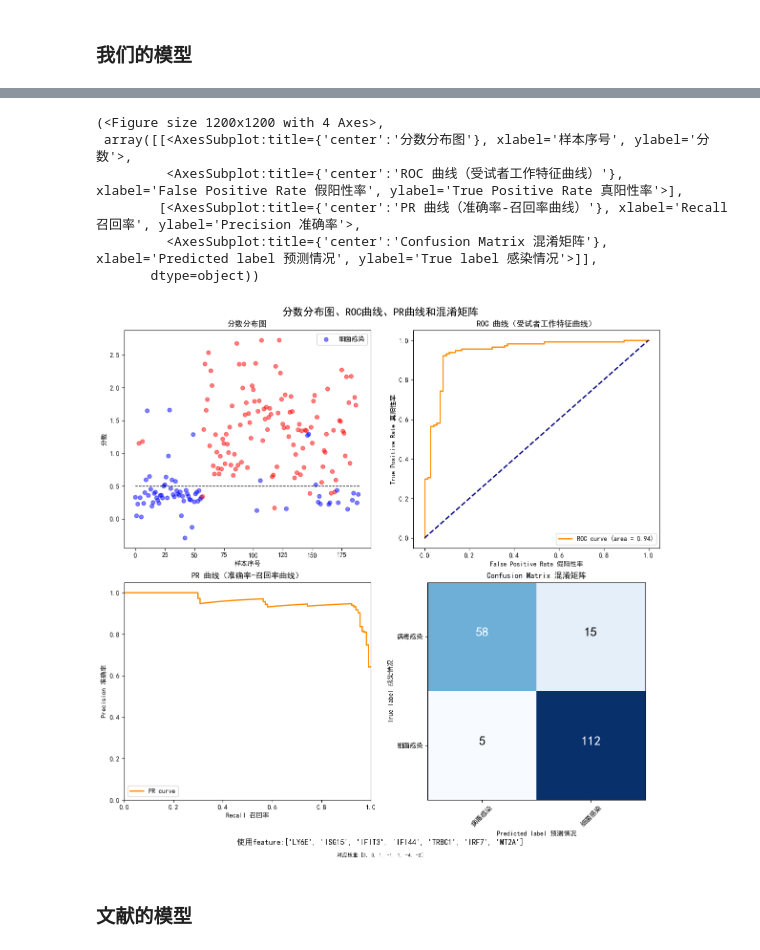
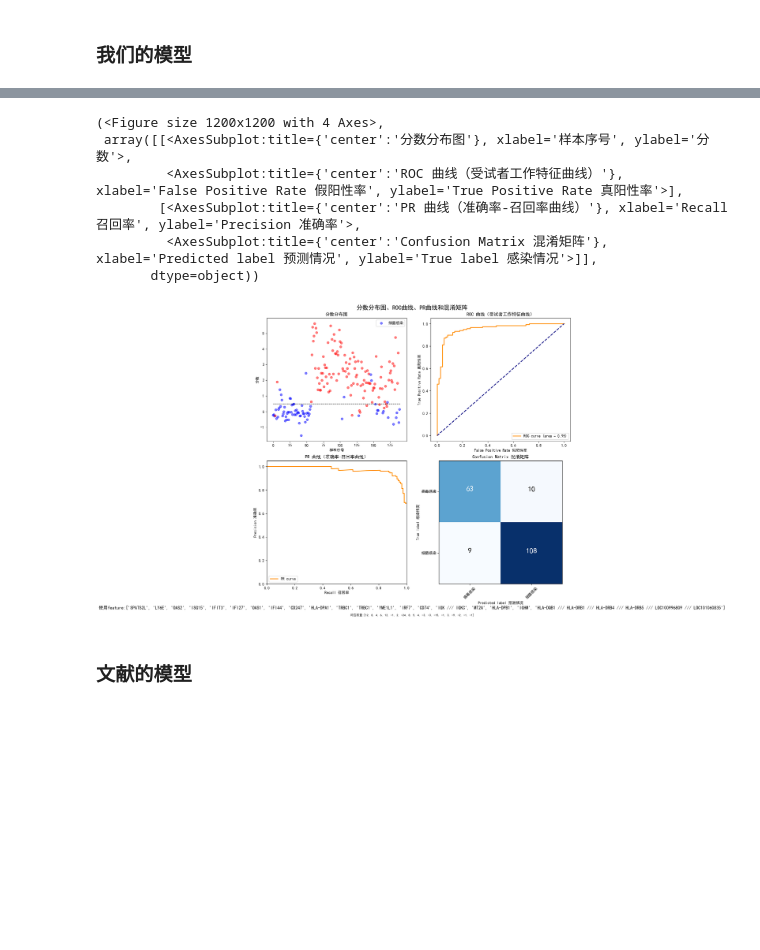
Before and after one commit to yeouyang326/digital-encoding-of-miRNA, a Jupyter notebook: 2StepSelect.ipynb, the cells around one changed output, grey strips where cells are left out. Drawn from its saved outputs; the diff is of its cells as text; code cells hidden in the pictures; blank space fills up the shorter version.

```diff
--- a/2StepSelect.ipynb
+++ b/2StepSelect.ipynb
@@ -730,7 +735,7 @@ def evaluate_classifier(clf, method, model, X_train, y_train, X_test, y_test, pa
 # %% [markdown]
 ### 只保留细菌和病毒
 # %%
-infection_status_map = {
+target_map = {
     'virus': 1,
     'bacteria': 0,
     'viral': 1,
@@ -742,13 +747,16 @@ infection_status_map = {
     'S. aureus, MSSA': 0,
     'None': -1,
     'Influenza B': 1,
-    'non-infectious illness': -1
+    'non-infectious illness': -1,
+    'v': 1,
+    'b': 0,
+    'c': -1
 }
 # %%
 # 病毒与未感染的鉴别
-train_data = gse_csv.copy()
+train_data = gsedata.copy()
 # prevent Object of type "Series[Unknown]" is not callable
-train_data['target'] = train_data['infection_status'].map(infection_status_map)
+train_data['target'] = train_data['characteristics: sample class'].map(target_map)
 train_data = train_data[train_data['target'] != -1]
 # %% [markdown]
 ### 筛选出 细菌病毒感染中表达量大差异于等于2倍的基因
@@ -759,7 +777,7 @@ higher_columns, higher_times = get_higher_columns(train_data)
 # %%
 data_higher, data_higher_times = sort_higher_columns(train_data, higher_columns, higher_times)
-X_train, X_test, y_train, y_test = train_test_split(data_higher.drop(['infection_status','target'], axis=1), data_higher['target'], test_size=0.4, random_state=0)
-X_train, y_train = sm.fit_resample(data_higher.drop(['infection_status','target'], axis=1), data_higher['target'])
+X_train, X_test, y_train, y_test = train_test_split(data_higher, data_higher['target'], test_size=0.2, random_state=0)
+X_train, y_train = sm.fit_resample(data_higher, data_higher['target'])
 # %% [markdown]
 使用 boxplot 对排序后的基因画图，选了前50个
 # %%
@@ -926,7 +939,7 @@ weight: [3, 3, 1, -1, 1, -4, -2]
 # %%
-up_score = cal_score_with_feature(gse_csv, gpl, up_feature, up_weight, up_times, up_intercept, model=up_model)
-down_score = cal_score_with_feature(gse_csv, gpl, down_feature, down_weight, down_times, down_intercept, model=down_model)
-target = gse_csv['infection_status']
+up_score = cal_score_with_feature(gsedata, gpl, up_feature, up_weight, up_times, up_intercept, model=up_model)
+down_score = cal_score_with_feature(gsedata, gpl, down_feature, down_weight, down_times, down_intercept, model=down_model)
+target = gsedata['target']
 merge = pd.concat([up_score, down_score, target], axis=1)
 merge.columns = ['up', 'down', 'target']
 merge_by_target = merge.groupby('target')
@@ -1026,32 +1039,32 @@ The model 0.0 is not supported yet.
 # %%
-test_data = gse_csv[gse_csv['infection_status'].isin(['viral', 'bacterial'])]
-test_data['target'] = test_data['infection_status'].map({'viral': 1, 'bacterial': 0})
+test_data = gsedata[gsedata['target'].isin(['viral', 'bacterial'])]
+test_data['target'] = test_data['target'].map({'viral': 1, 'bacterial': 0})
 
 merge_2 = merge[merge['target'] != 'non-infectious illness'].copy()
 
 viral_score = merge_2['up']
 bacterial_score = merge_2['down']
 target = merge_2['target'].map({'viral': 1, 'bacterial': 0})
 
 # score is  viral_score - bacterial_score + 0.5
 # viral_score,  bacterial_score and score are list.
 score = np.array(viral_score) - np.array(bacterial_score) + 0.5
 
 plot_all(
     score,
     target,
     title="分数分布图、ROC曲线、PR曲线和混淆矩阵",
     feature=feature,
     weight=weight
 )
 # %% [output]
 (<Figure size 1200x1200 with 4 Axes>,
  array([[<AxesSubplot:title={'center':'分数分布图'}, xlabel='样本序号', ylabel='分数'>,
          <AxesSubplot:title={'center':'ROC 曲线（受试者工作特征曲线）'}, xlabel='False Positive Rate 假阳性率', ylabel='True Positive Rate 真阳性率'>],
         [<AxesSubplot:title={'center':'PR 曲线（准确率-召回率曲线）'}, xlabel='Recall 召回率', ylabel='Precision 准确率'>,
          <AxesSubplot:title={'center':'Confusion Matrix 混淆矩阵'}, xlabel='Predicted label 预测情况', ylabel='True label 感染情况'>]],
        dtype=object))
-[figure, old version]
+[figure, new version]
 # %% [markdown]
 ### 文献的模型
 # %%
```
Also changed, not shown: parts of 24 cells of this notebook.
